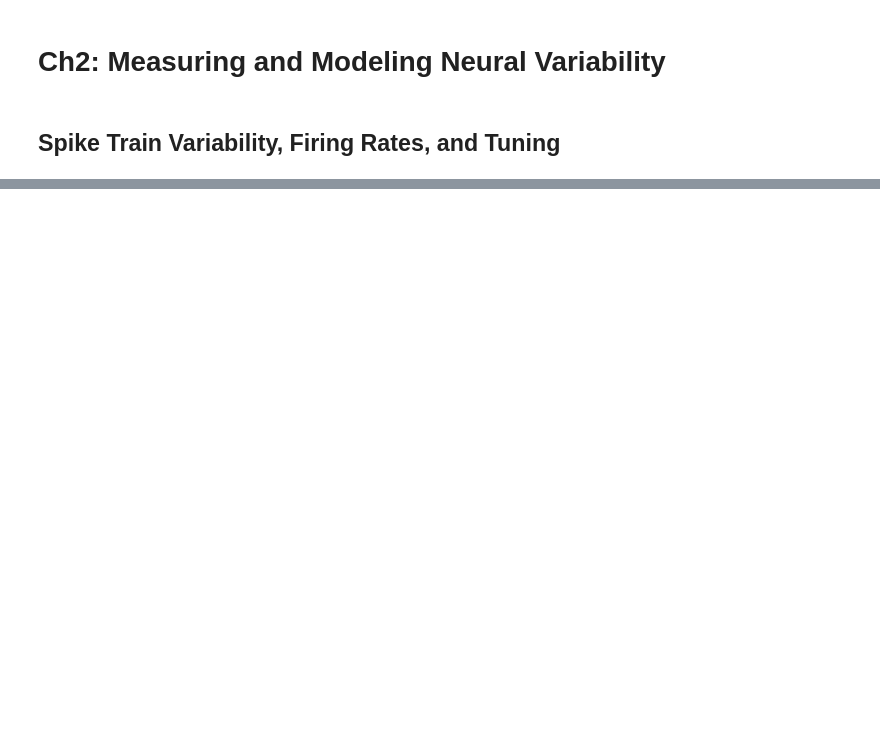
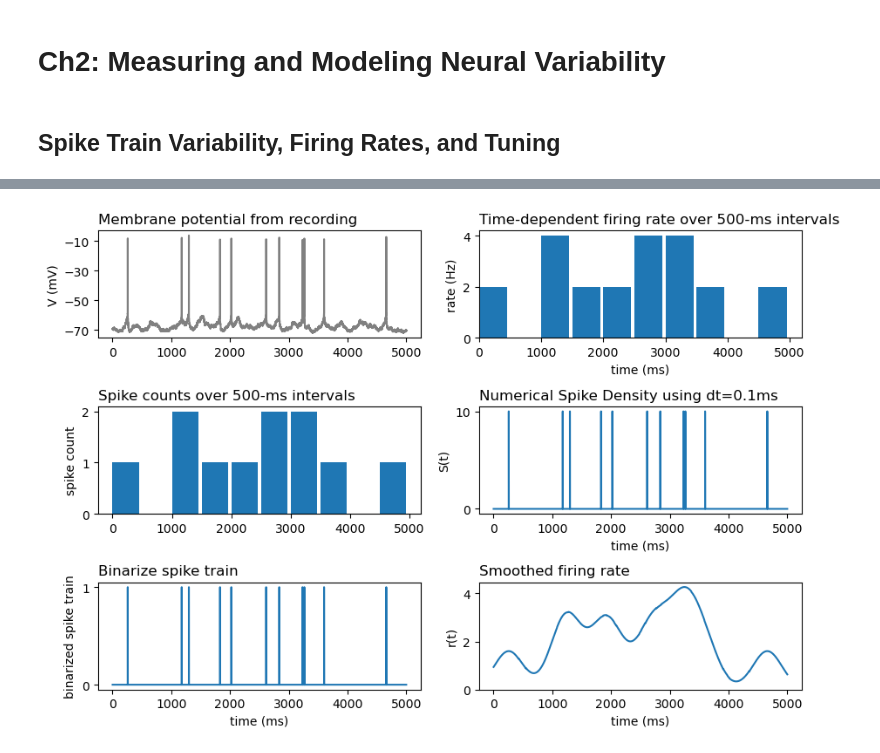
Before and after one commit to yuesha-yc/ModelingNeuralCircuits, a Jupyter notebook: NeuralDynamics.ipynb, the cells around one changed output, grey strips where cells are left out. Drawn from its saved outputs; the diff is of its cells as text; code cells hidden in the pictures; blank space fills up the shorter version.

```diff
--- a/NeuralDynamics.ipynb
+++ b/NeuralDynamics.ipynb
@@ -1114,0 +1452,89 @@ Notice how the spike timing is very similar to a current-based synapse model.
+# %%
+try:
+    data = np.load('./DataFiles/RealMembranePotentialData.npz', allow_pickle=True)
+except:
+    url = "https://raw.githubusercontent.com/RobertRosenbaum/ModelingNeuralCircuits/master/DataFiles/RealMembranePotentialData.npz"
+    file = np.DataSource().open(url)
+    data = np.load(file.name, allow_pickle=True)
+# %%
+V = data['V']
+dt = data['dt']
+T = data['T']
+time = data['time']
+SpikeTimes = data['SpikeTimes']
+
+# Print basic info
+print(f"Data duration: {T} ms, time step: {dt} ms, number of spikes: {len(SpikeTimes)}")
+
+# spike counts in 500ms bins
+dtRate = 500
+SpikeCountTime = np.arange(0, T+1, dtRate)
+SpikeCounts = np.histogram(SpikeTimes, bins=SpikeCountTime)[0]
+
+# For small time bins (dt), we get a binarized spike train
+BinarizedSpikeTrain=np.histogram(SpikeTimes,time)[0]
+
+# Compute rate and spike density
+Rate=SpikeCounts/dtRate
+S=BinarizedSpikeTrain/dt
+
+# Make a smoothed rate by convolving S with a kernel
+sigma=250.0
+s=np.arange(-3*sigma,3*sigma,dt)
+k=np.exp(-(s**2)/(2*sigma**2))
+k=k/(sum(k)*dt)
+SmoothedRate=np.convolve(k,S,'same')*dt
+
+plt.subplots(3,2,figsize=(9, 6.2))
+
+plt.subplot(3,2,1)
+plt.plot(time,V,color='gray')
+plt.yticks([-70,-50,-30,-10])
+plt.ylabel('V (mV)')
+plt.title('Membrane potential from recording',loc='left')
+plt.tight_layout()
+
+plt.subplot(3,2,3)
+plt.bar(SpikeCountTime[:-1],SpikeCounts,width=.9*dtRate,align='edge')
+plt.ylabel('spike count')
+plt.title('Spike counts over 500-ms intervals',loc='left')
+plt.yticks([0,1,2])
+plt.tight_layout()
+
+plt.subplot(3,2,5)
+plt.plot(time[:-1],BinarizedSpikeTrain)
+plt.xlabel('time (ms)')
+plt.ylabel('binarized spike train')
+plt.yticks([0,1])
+plt.title('Binarize spike train',loc='left')
+plt.tight_layout()
+
+plt.subplot(3,2,2)
+#plt.plot(SpikeCountTime[1:],1000*Rate,'-o')
+#plt.step(SpikeCountTime[1:],1000*Rate)
+plt.bar(SpikeCountTime[:-1],1000*Rate,width=.9*dtRate,align='edge')
+plt.xlabel('time (ms)')
+plt.ylabel('rate (Hz)')
+plt.xlim(left=0)
+plt.yticks([0,2,4])
+plt.title('Time-dependent firing rate over 500-ms intervals',loc='left')
+plt.tight_layout()
+
+
+plt.subplot(3,2,4)
+plt.plot(time[:-1],S)
+plt.xlabel('time (ms)')
+plt.ylabel('S(t)')
+plt.yticks([0,10])
+plt.title('Numerical Spike Density using dt=0.1ms',loc='left')
+plt.tight_layout()
+
+
+plt.subplot(3,2,6)
+plt.plot(time[:-1],1000*SmoothedRate)
+plt.xlabel('time (ms)')
+plt.ylabel('r(t)')
+plt.ylim(bottom=0)
+plt.title('Smoothed firing rate',loc='left')
+plt.tight_layout()
+# %% [output]
@@ -1114,0 +1542 @@ Notice how the spike timing is very similar to a current-based synapse model.
+[figure, added]
```
Also changed, not shown: parts of 32 cells of this notebook.
